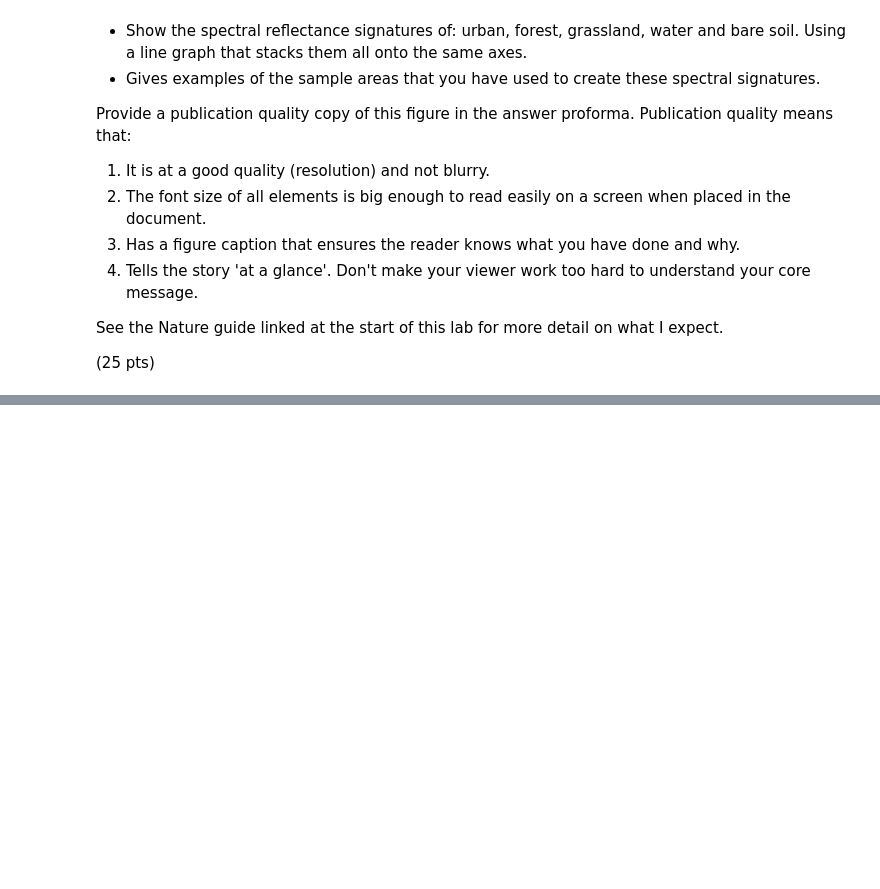
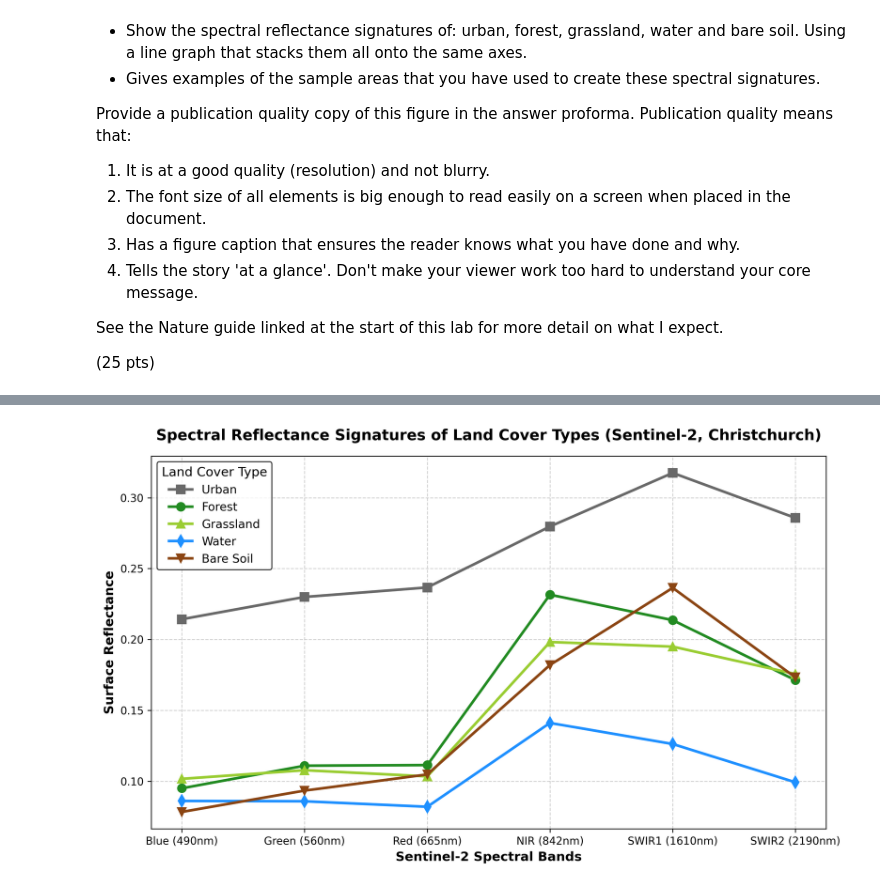
Before and after one commit to AllifMusa/GEOG761-Lab, a Jupyter notebook: Lab-Notebooks/761_Laboratory_1.ipynb, the cells around one changed output, grey strips where cells are left out. Saved outputs shown, nothing was run; the diff lists cells and outputs as text; code cells hidden in the pictures; blank space fills up the shorter version.

```diff
--- a/Lab-Notebooks/761_Laboratory_1.ipynb
+++ b/Lab-Notebooks/761_Laboratory_1.ipynb
@@ -393,3 +466,88 @@ Provide a publication quality copy of this figure in the answer proforma. Public
 See the Nature guide linked at the start of this lab for more detail on what I expect.
 
 (25 pts)
+# %%
+import ee
+import pandas as pd
+import matplotlib.pyplot as plt
+
+# 1. Define Christchurch, NZ coordinates and regions for the 5 land cover types
+# Coordinates are chosen around Christchurch for different land cover targets
+chch_point = ee.Geometry.Point([172.6362, -43.5321]) # Central Christchurch
+
+# Define individual sample points for each target land cover category
+targets = {
+    'Urban': ee.Geometry.Point([172.6362, -43.5321]),       # Downtown Christchurch
+    'Forest': ee.Geometry.Point([172.6150, -43.5500]),      # Cashmere/Hills forested area
+    'Grassland': ee.Geometry.Point([172.5800, -43.5200]),   # Hagley Park / open fields
+    'Water': ee.Geometry.Point([172.7300, -43.5150]),       # Avon-Heathcote Estuary
+    'Bare Soil': ee.Geometry.Point([172.5500, -43.4800])    # Agricultural / exposed soil north-west
+}
+
+# 2. Load Sentinel-2 Surface Reflectance Collection for Christchurch
+# Filter for a clear timeframe (e.g., Summer 2023/2024 to avoid winter snow/clouds)
+s2_collection = ee.ImageCollection('COPERNICUS/S2_SR_HARMONIZED') \
+    .filterBounds(chch_point.buffer(10000)) \
+    .filterDate('2023-01-01', '2023-03-31') \
+    .sort('CLOUDY_PIXEL_PERCENTAGE')
+
+# Get the best (least cloudy) image for our quality assessment
+best_image = s2_collection.first()
+cloud_pct = best_image.get('CLOUDY_PIXEL_PERCENTAGE').getInfo()
+
+print(f"--- Data Quality Assessment ---")
+print(f"Selected Image ID: {best_image.get('PRODUCT_ID').getInfo()}")
+print(f"Cloud Cover over Area: {cloud_pct:.2f}%\n")
+
+# 3. Define Sentinel-2 bands and scale factor (Sentinel-2 SR is scaled by 10000)
+s2_bands = ['B2', 'B3', 'B4', 'B8', 'B11', 'B12']
+band_labels = ['Blue (490nm)', 'Green (560nm)', 'Red (665nm)', 'NIR (842nm)', 'SWIR1 (1610nm)', 'SWIR2 (2190nm)']
+scale_factor = 0.0001  # Converts integer DNs back to 0.0 - 1.0 reflectance
+
+# 4. Extract spectral reflectance for each target
+signature_data = {}
+
+for name, geom in targets.items():
+    # Take a small 30m buffer around each sample point to get a stable mean
+    sample_region = geom.buffer(30).bounds()
+    mean_dict = best_image.select(s2_bands).reduceRegion(
+        reducer=ee.Reducer.mean(),
+        geometry=sample_region,
+        scale=10,
+        maxPixels=1e6
+    ).getInfo()
+
+    # Scale values and store
+    reflectance_values = [mean_dict[b] * scale_factor for b in s2_bands]
+    signature_data[name] = reflectance_values
+
+# 5. Plot Publication-Quality Multi-Line Graph
+plt.figure(figsize=(10, 6), dpi=300)
+
+# Define distinct colors and markers for each land cover type
+styles = {
+    'Urban': {'color': 'dimgray', 'marker': 's'},
+    'Forest': {'color': 'forestgreen', 'marker': 'o'},
+    'Grassland': {'color': 'yellowgreen', 'marker': '^'},
+    'Water': {'color': 'dodgerblue', 'marker': 'd'},
+    'Bare Soil': {'color': 'saddlebrown', 'marker': 'v'}
+}
+
+for name, values in signature_data.items():
+    plt.plot(band_labels, values, label=name,
+             color=styles[name]['color'],
+             marker=styles[name]['marker'],
+             linewidth=2.5, markersize=8)
+
+plt.title('Spectral Reflectance Signatures of Land Cover Types (Sentinel-2, Christchurch)', fontsize=14, fontweight='bold', pad=15)
+plt.xlabel('Sentinel-2 Spectral Bands', fontsize=12, fontweight='bold')
+plt.ylabel('Surface Reflectance', fontsize=12, fontweight='bold')
+plt.xticks(fontsize=10)
+plt.yticks(fontsize=10)
+plt.grid(True, linestyle='--', alpha=0.6)
+plt.legend(title='Land Cover Type', fontsize=11, title_fontsize=12, frameon=True, facecolor='white', edgecolor='black')
+plt.tight_layout()
+
+# Show the plot
+plt.show()
+# %% [output]
@@ -395,0 +557 @@ See the Nature guide linked at the start of this lab for more detail on what I e
+[figure, added]
```
Also changed, not shown: parts of 12 cells of this notebook.
